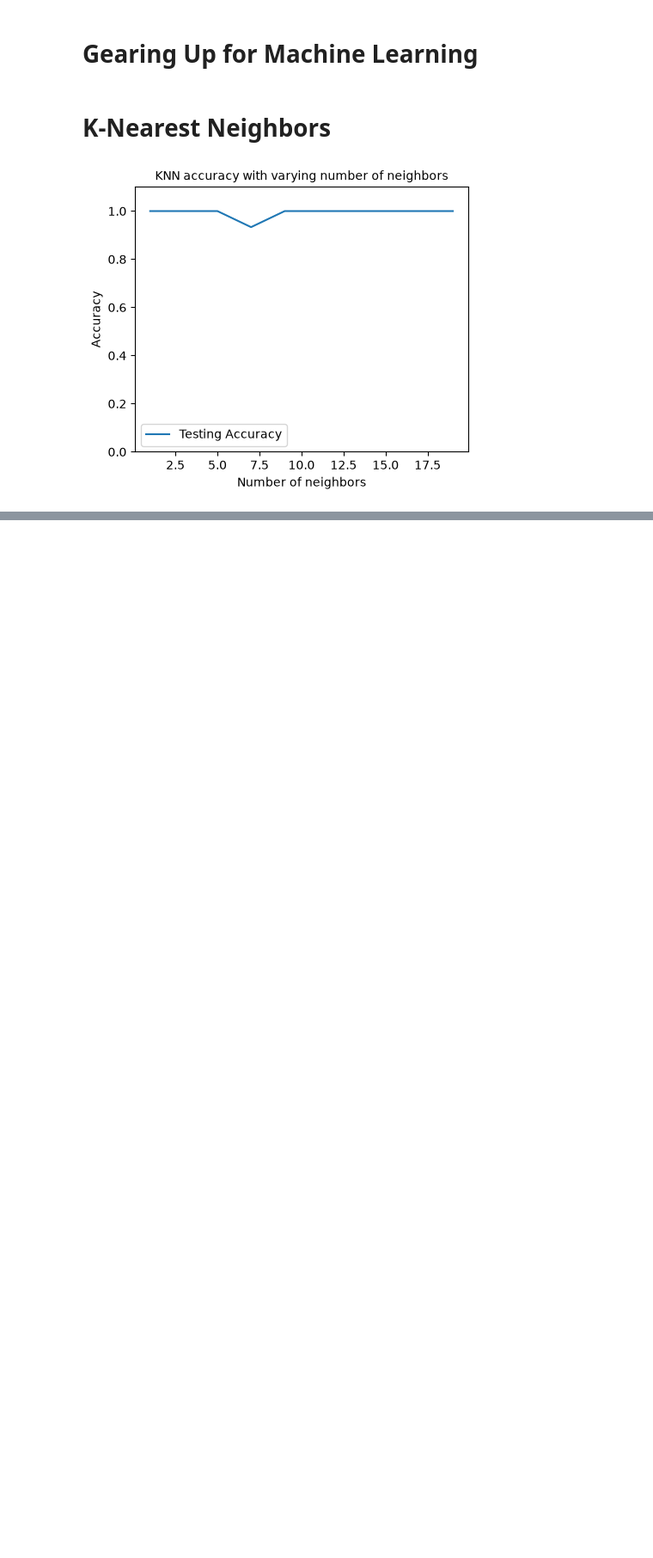
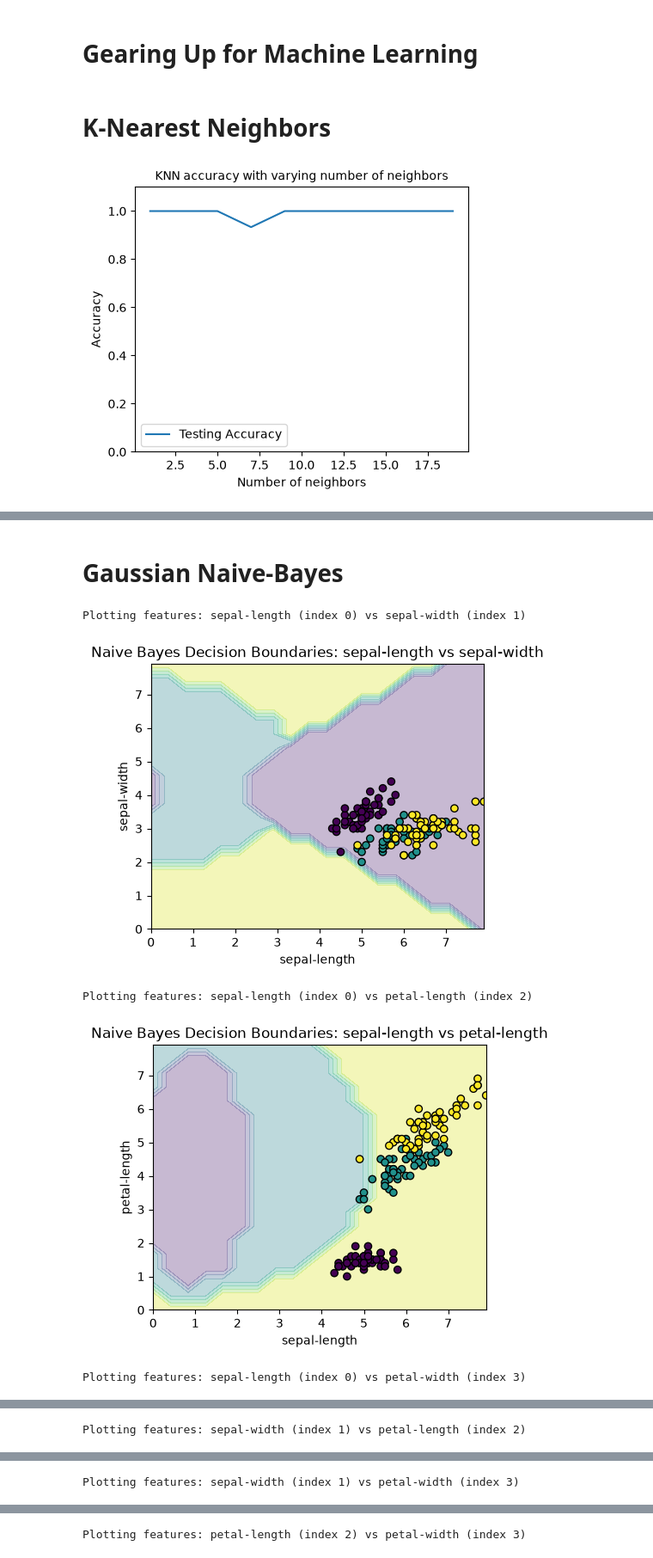
Before and after one commit to benandrews-dev/CD704-ML, a Jupyter notebook: sklearn_toy_datasets/iris/iris.ipynb, the cells around one changed output, grey strips where cells are left out. Shown at 86% size. Saved outputs shown, nothing was run; the diff lists cells and outputs as text; code cells hidden in the pictures; blank space fills up the shorter version.

Commit message:
Starting Gaussian NB

```diff
--- a/sklearn_toy_datasets/iris/iris.ipynb
+++ b/sklearn_toy_datasets/iris/iris.ipynb
@@ -275,0 +371,48 @@ plt.show()
+# %% [markdown]
+# Gaussian Naive-Bayes
+# %%
+from sklearn.naive_bayes import GaussianNB
+
+nb = GaussianNB()
+X = data
+y = labels.ravel()  # Flatten the labels array to 1D
+
+nb.fit(X, y)
+
+lengths = np.linspace(min(0, X.min()), X.max(), num=20)
+
+# Create a grid of points for the first two features (sepal length and sepal width)
+grid_points = np.array(np.meshgrid(lengths, lengths)).T.reshape(-1, 2)
+
+# Predict the species for each point in the grid
+nb_2d = GaussianNB()
+for i in range(3):
+    for j in range(4):
+        if i < j:
+            # Fit the model using only the two selected features
+            nb_2d.fit(X[:, [i, j]], y)
+
+            # Predict the species for each point in the grid
+            grid_predictions = nb_2d.predict(grid_points)
+
+            # Reshape the predictions to match the grid shape
+            grid_predictions = grid_predictions.reshape(len(lengths), len(lengths))
+
+            # Plotting the decision boundaries
+            plt.figure(figsize=(5, 4))
+            # Create a contour plot for the decision boundaries
+            plt.contourf(lengths, lengths, grid_predictions, alpha=0.3, cmap='viridis')
+            # Scatter plot of the original data points
+            plt.scatter(X[:, i], X[:, j], c=y, edgecolor='k', cmap='viridis')
+            plt.xlabel(DATASET_COLUMN_NAMES[i])
+            plt.ylabel(DATASET_COLUMN_NAMES[j])
+            plt.title(f'Naive Bayes Decision Boundaries: {DATASET_COLUMN_NAMES[i]} vs {DATASET_COLUMN_NAMES[j]}')
+            # Print i and j to identify which features are being plotted
+            print(f'Plotting features: {DATASET_COLUMN_NAMES[i]} (index {i}) vs {DATASET_COLUMN_NAMES[j]} (index {j})')
+            plt.show()
+# %% [output]
+Plotting features: sepal-length (index 0) vs sepal-width (index 1)
+[figure, added]
+Plotting features: sepal-length (index 0) vs petal-length (index 2)
+[figure, added]
+Plotting features: sepal-length (index 0) vs petal-width (index 3)
@@ -275,0 +420 @@ plt.show()
+Plotting features: sepal-width (index 1) vs petal-length (index 2)
@@ -275,0 +422 @@ plt.show()
+Plotting features: sepal-width (index 1) vs petal-width (index 3)
@@ -275,0 +424 @@ plt.show()
+Plotting features: petal-length (index 2) vs petal-width (index 3)
```
Also changed, not shown: parts of 6 cells of this notebook, 1 other file.
